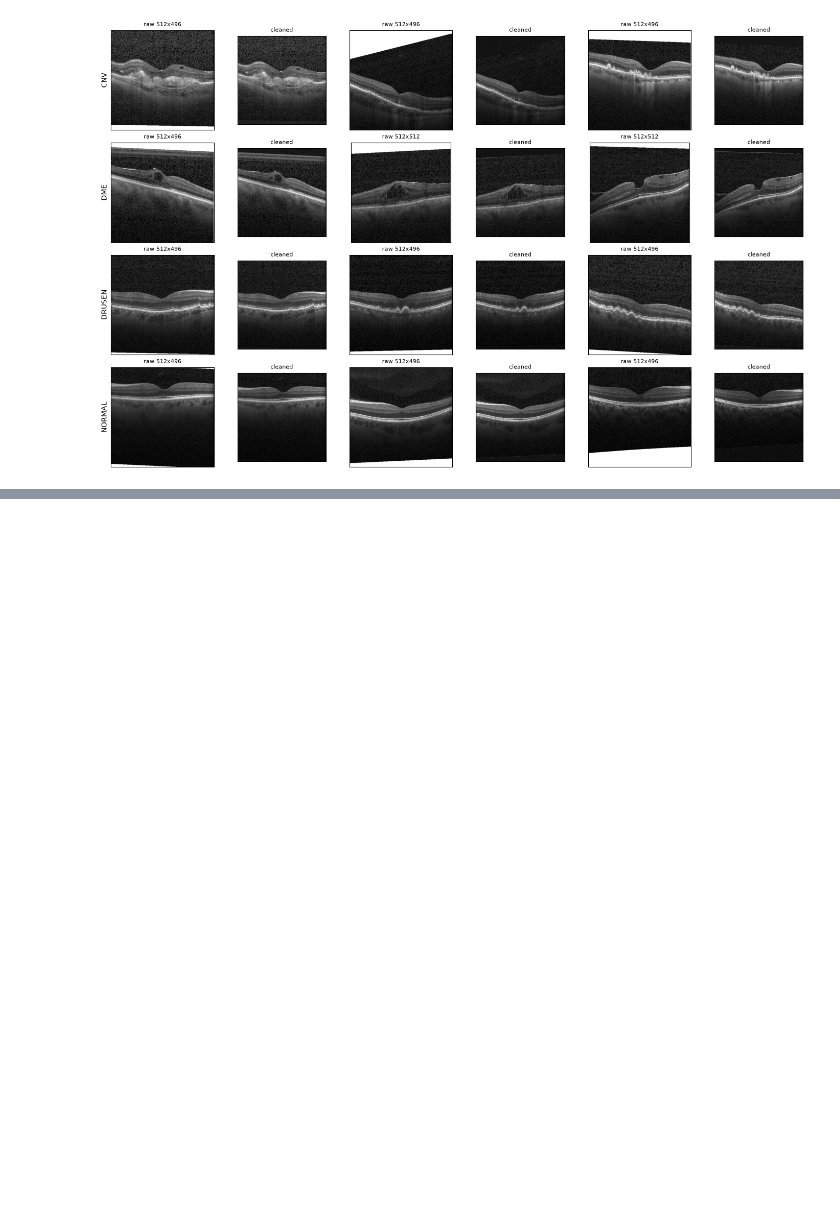
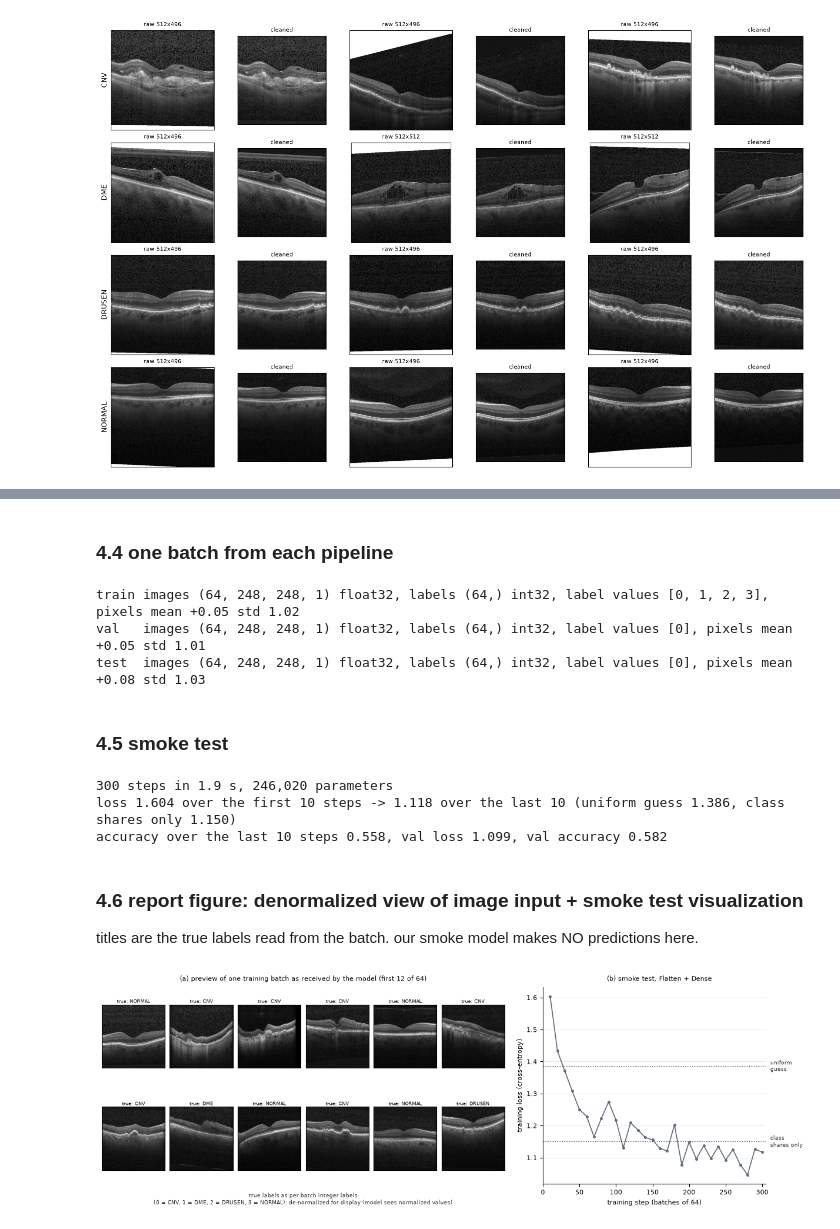
Before and after one commit to wattyven/SeeNN, a Jupyter notebook: src/SeeNN/eda.ipynb, the cells around one changed output, grey strips where cells are left out. Saved outputs shown, nothing was run; the diff lists cells and outputs as text; code cells hidden in the pictures; blank space fills up the shorter version.

```diff
--- a/src/SeeNN/eda.ipynb
+++ b/src/SeeNN/eda.ipynb
@@ -433,0 +579,77 @@ plt.show()
+# %% [markdown]
+### 4.4 one batch from each pipeline
+# %%
+# one batch from the end of each pipeline. val and test are not shuffled, so their first batch is all CNV
+for part in PARTS:
+    images, labels = next(iter(datasets[part]))
+    print(f"{part:<5} images {tuple(images.shape)} {images.dtype.name}, labels {tuple(labels.shape)} {labels.dtype.name}, "
+          f"label values {sorted(set(labels.numpy().tolist()))}, "
+          f"pixels mean {float(tf.reduce_mean(images)):+.2f} std {float(tf.math.reduce_std(images)):.2f}")
+# %% [output]
+train images (64, 248, 248, 1) float32, labels (64,) int32, label values [0, 1, 2, 3], pixels mean +0.05 std 1.02
+val   images (64, 248, 248, 1) float32, labels (64,) int32, label values [0], pixels mean +0.05 std 1.01
+test  images (64, 248, 248, 1) float32, labels (64,) int32, label values [0], pixels mean +0.08 std 1.03
+# %% [markdown]
+### 4.5 smoke test
+# %%
+# smoke test: the smallest possible model, flatten + one dense layer, trained for 300 steps on the training pipeline
+# params are pretty arbitrary here, we just wanna make sure everything works, no need to actually optimize stuff yet
+
+keras.utils.set_random_seed(SEED)
+smoke = keras.Sequential([keras.Input(pipeline.INPUT_SHAPE), keras.layers.Flatten(), keras.layers.Dense(len(CLASSES))])
+smoke.compile(optimizer=keras.optimizers.Adam(1e-5),
+              loss=keras.losses.SparseCategoricalCrossentropy(from_logits=True), metrics=["accuracy"])
+SMOKE_BLOCKS, BLOCK_STEPS = 30, 10  # keras reports the mean loss of each block of 10 steps
+started = time.perf_counter() # time the training so we can report how long it took
+history = smoke.fit(datasets["train"], epochs=SMOKE_BLOCKS, steps_per_epoch=BLOCK_STEPS, shuffle=False, verbose=0)
+smoke_loss = np.array(history.history["loss"])
+prior = train["class"].value_counts(normalize=True)
+prior_loss = -(prior * np.log(prior)).sum()  # the loss of a model that only knows the class shares
+print(f"{SMOKE_BLOCKS * BLOCK_STEPS} steps in {time.perf_counter() - started:.1f} s, {smoke.count_params():,} parameters")
+print(f"loss {smoke_loss[0]:.3f} over the first 10 steps -> {smoke_loss[-1]:.3f} over the last 10 "
+      f"(uniform guess {np.log(len(CLASSES)):.3f}, class shares only {prior_loss:.3f})")
+val_loss, val_accuracy = smoke.evaluate(datasets["val"], verbose=0)
+print(f"accuracy over the last 10 steps {history.history['accuracy'][-1]:.3f}, val loss {val_loss:.3f}, val accuracy {val_accuracy:.3f}")
+# %% [output]
+300 steps in 1.9 s, 246,020 parameters
+loss 1.604 over the first 10 steps -> 1.118 over the last 10 (uniform guess 1.386, class shares only 1.150)
+accuracy over the last 10 steps 0.558, val loss 1.099, val accuracy 0.582
+# %% [markdown]
+### 4.6 report figure: denormalized view of image input + smoke test visualization
+
+titles are the true labels read from the batch. our smoke model makes NO predictions here.
+# %%
+# preview of one training batch from the end of the pipeline with the normalization undone so that it looks better to us
+# (it looks different to the machine as it uses normalized pixel values instead of 0-255)
+# each title is the true label, decoded from the batch's own label tensor rather than looked up from the file
+# labels that mismatch their corresponding image would show up here. the smoke model doesn't make any predictions here
+images, labels = next(iter(datasets["train"]))
+shown = pipeline.denormalize(images[:12])
+fig = plt.figure(figsize=(12, 4))
+left, right = fig.subfigures(1, 2, width_ratios=[7, 5])
+for k, ax in enumerate(left.subplots(2, 6).flat):
+    ax.imshow(shown[k, :, :, 0], cmap="gray", vmin=0, vmax=255)
+    ax.set_xticks([])
+    ax.set_yticks([])
+    ax.set_title(f"true: {CLASSES[int(labels[k])]}", fontsize=6, pad=2)
+left.suptitle(f"(a) preview of one training batch as received by the model (first 12 of {pipeline.BATCH_SIZE})", fontsize=8)
+left.supxlabel("true labels as per batch integer labels\n"
+               f"({', '.join(f'{i} = {c}' for i, c in enumerate(CLASSES))}); de-normalized for display (model sees normalized values)",
+               fontsize=6.5, color=INK)
+
+ax = right.subplots()
+steps = BLOCK_STEPS * np.arange(1, SMOKE_BLOCKS + 1)
+ax.plot(steps, smoke_loss, color="#5f6b7a", marker="o", markersize=2.5, linewidth=1.2)
+# reference lines are labelled just outside the right edge, where the loss curve can't run over the text
+for level, text in [(np.log(len(CLASSES)), "uniform\nguess"), (prior_loss, "class\nshares only")]:
+    ax.axhline(level, color=INK, linestyle=":", linewidth=0.8)
+    ax.text(1.02, level, text, transform=ax.get_yaxis_transform(), ha="left", va="center", fontsize=6.5, color=INK)
+ax.set_xlim(0, steps[-1] + 5)
+ax.set_xlabel("training step (batches of 64)")
+ax.set_ylabel("training loss (cross-entropy)")
+right.suptitle("(b) smoke test, Flatten + Dense", fontsize=8)
+tidy(ax)
+fig.savefig("pipeline_batch_smoke.png")
+plt.show()
+# %% [output]
+[figure, added]
```
Also changed, not shown: parts of 11 cells of this notebook, 1 other file.
